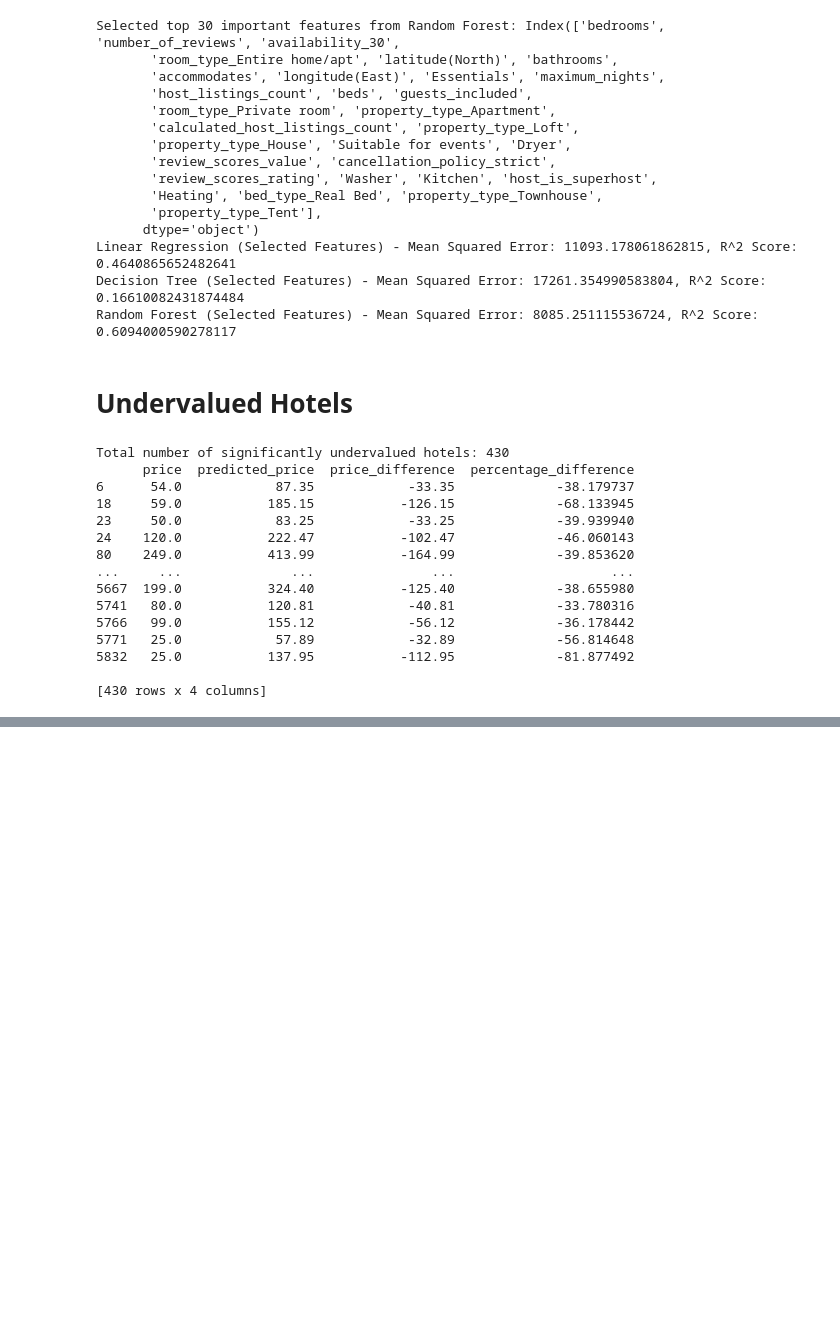
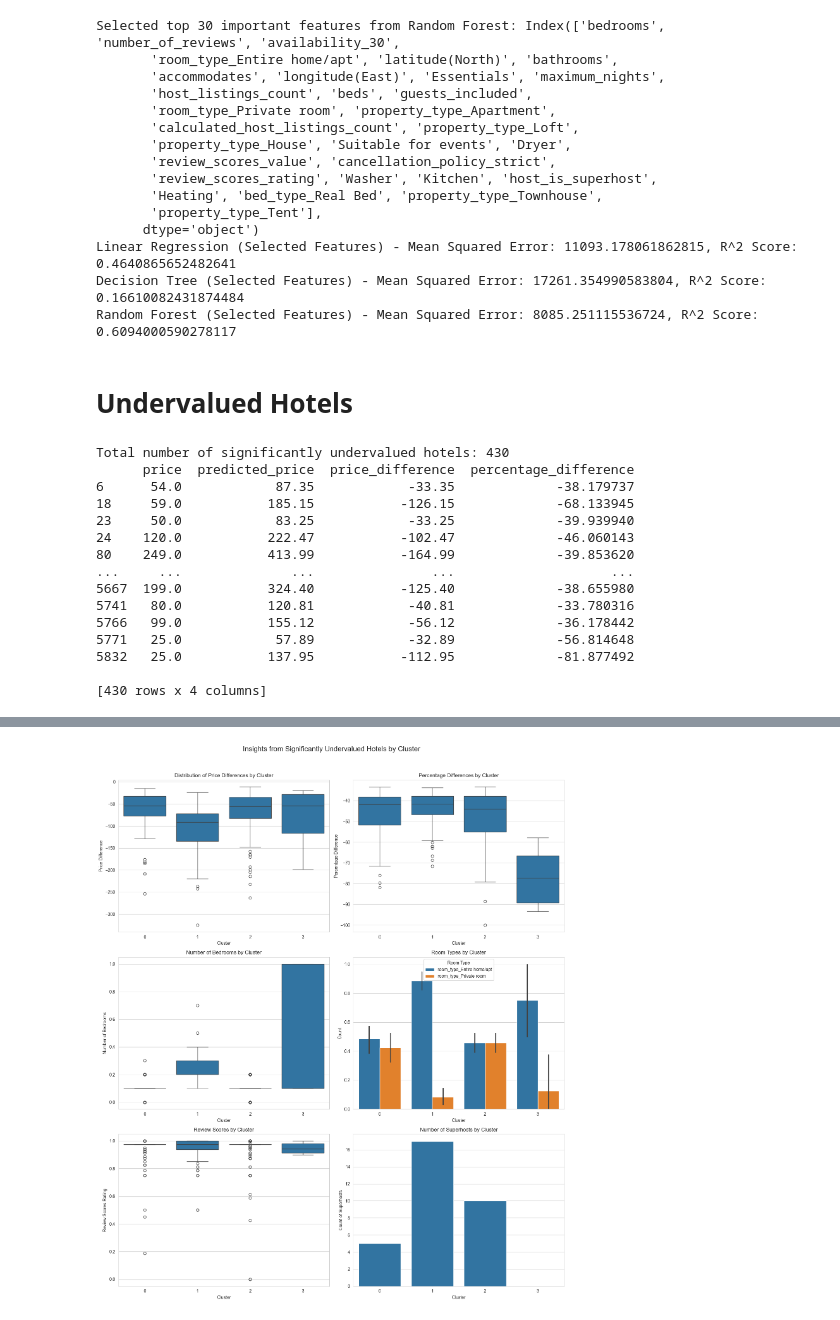
Before and after one commit to paulKlarer/BI_oyo_hotel_prices, a Jupyter notebook: code/analysis2.ipynb, the cells around one changed output, grey strips where cells are left out. Drawn from its saved outputs; the diff is of its cells as text; code cells hidden in the pictures; blank space fills up the shorter version.

```diff
--- a/code/analysis2.ipynb
+++ b/code/analysis2.ipynb
@@ -452,0 +572,16 @@ Total number of significantly undervalued hotels: 430
+# %%
+# Apply K-Means clustering with the optimal number of clusters (e.g., 4 clusters)
+optimal_clusters = 4
+kmeans = KMeans(n_clusters=optimal_clusters, random_state=42, n_init=10)
+clusters = kmeans.fit_predict(features_scaled)
+
+# Add the cluster labels to the significantly undervalued hotels dataframe using .loc to avoid SettingWithCopyWarning
+significantly_undervalued_hotels = significantly_undervalued_hotels.copy()
+significantly_undervalued_hotels.loc[:, 'cluster'] = clusters
+
+# Analyze the clusters and generate summary values
+for cluster in range(optimal_clusters):
+    cluster_data = significantly_undervalued_hotels[significantly_undervalued_hotels['cluster'] == cluster]
+    print(f"\nCluster {cluster}:")
+    print(cluster_data[['price', 'predicted_price', 'price_difference', 'percentage_difference'] + important_features.tolist()])
+    print(f"Number of hotels in cluster {cluster}: {len(cluster_data)}")
@@ -452,0 +606,51 @@ Total number of significantly undervalued hotels: 430
+# %%
+import matplotlib.pyplot as plt
+import seaborn as sns
+
+# Set up the matplotlib figure
+fig, axes = plt.subplots(3, 2, figsize=(15, 18))
+fig.suptitle('Insights from Significantly Undervalued Hotels by Cluster', fontsize=16)
+
+# Plot 1: Distribution of Price Differences by Cluster
+sns.boxplot(x='cluster', y='price_difference', data=significantly_undervalued_hotels, ax=axes[0, 0])
+axes[0, 0].set_title('Distribution of Price Differences by Cluster')
+axes[0, 0].set_xlabel('Cluster')
+axes[0, 0].set_ylabel('Price Difference')
+
+# Plot 2: Percentage Differences by Cluster
+sns.boxplot(x='cluster', y='percentage_difference', data=significantly_undervalued_hotels, ax=axes[0, 1])
+axes[0, 1].set_title('Percentage Differences by Cluster')
+axes[0, 1].set_xlabel('Cluster')
+axes[0, 1].set_ylabel('Percentage Difference')
+
+# Plot 3: Number of Bedrooms by Cluster
+sns.boxplot(x='cluster', y='bedrooms', data=significantly_undervalued_hotels, ax=axes[1, 0])
+axes[1, 0].set_title('Number of Bedrooms by Cluster')
+axes[1, 0].set_xlabel('Cluster')
+axes[1, 0].set_ylabel('Number of Bedrooms')
+
+# Plot 4: Room Types by Cluster
+room_types = significantly_undervalued_hotels[['cluster', 'room_type_Entire home/apt', 'room_type_Private room']].melt(id_vars='cluster', var_name='Room Type', value_name='Count')
+sns.barplot(x='cluster', y='Count', hue='Room Type', data=room_types, ax=axes[1, 1])
+axes[1, 1].set_title('Room Types by Cluster')
+axes[1, 1].set_xlabel('Cluster')
+axes[1, 1].set_ylabel('Count')
+
+# Plot 5: Review Scores by Cluster
+sns.boxplot(x='cluster', y='review_scores_rating', data=significantly_undervalued_hotels, ax=axes[2, 0])
+axes[2, 0].set_title('Review Scores by Cluster')
+axes[2, 0].set_xlabel('Cluster')
+axes[2, 0].set_ylabel('Review Scores Rating')
+
+# Plot 6: Host is Superhost by Cluster
+superhost = significantly_undervalued_hotels[['cluster', 'host_is_superhost']].groupby('cluster').sum().reset_index()
+sns.barplot(x='cluster', y='host_is_superhost', data=superhost, ax=axes[2, 1])
+axes[2, 1].set_title('Number of Superhosts by Cluster')
+axes[2, 1].set_xlabel('Cluster')
+axes[2, 1].set_ylabel('Count of Superhosts')
+
+# Adjust the layout
+plt.tight_layout(rect=[0, 0, 1, 0.96])
+plt.show()
+# %% [output]
+[figure, added]
```
Also changed, not shown: parts of 5 cells of this notebook, 1 other file.
